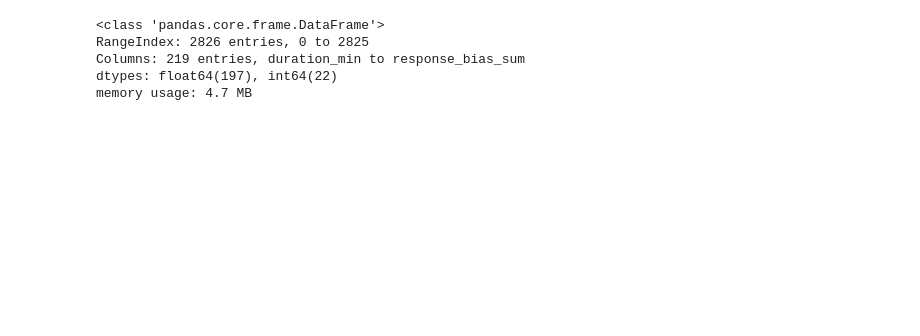
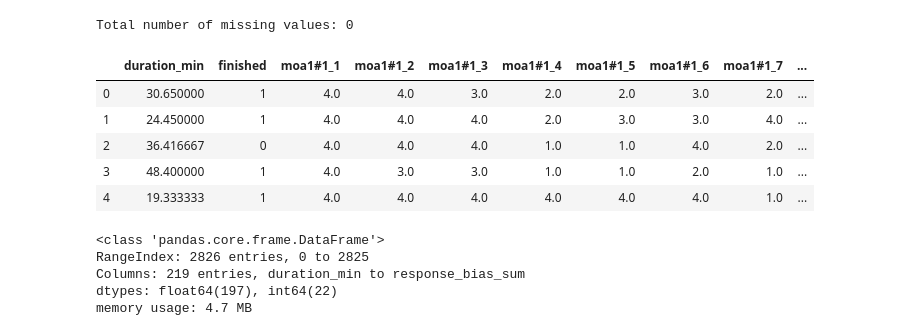
Before and after one commit to anthonybaulo/emerging-adulthood-psych-study, a Jupyter notebook: dev/EAMMI_process.ipynb, the cells around one changed output. Cells and saved outputs as stored; diff of their text form; code cells hidden in the pictures; blank space fills up the shorter version.

```diff
--- a/dev/EAMMI_process.ipynb
+++ b/dev/EAMMI_process.ipynb
@@ -163,6 +199,14 @@ df = total_process(df_raw.copy());
 # %%
-# df.isna().sum()
-# df.head()
+print(f'Total number of missing values: {df.isna().sum().sum()}')
+df.head()
+# %% [output]
+Total number of missing values: 0
+|  | duration_min | finished | moa1#1_1 | moa1#1_2 | moa1#1_3 | moa1#1_4 | moa1#1_5 | moa1#1_6 | moa1#1_7 | ... |
+| 0 | 30.650000 | 1 | 4.0 | 4.0 | 3.0 | 2.0 | 2.0 | 3.0 | 2.0 | ... |
+| 1 | 24.450000 | 1 | 4.0 | 4.0 | 4.0 | 2.0 | 3.0 | 3.0 | 4.0 | ... |
+| 2 | 36.416667 | 0 | 4.0 | 4.0 | 4.0 | 1.0 | 1.0 | 4.0 | 2.0 | ... |
+| 3 | 48.400000 | 1 | 4.0 | 3.0 | 3.0 | 1.0 | 1.0 | 2.0 | 1.0 | ... |
+| 4 | 19.333333 | 1 | 4.0 | 4.0 | 4.0 | 4.0 | 4.0 | 4.0 | 1.0 | ... |
 # %%
 df.info()
 # %% [output]
```
Also changed, not shown: parts of 8 cells of this notebook, 1 other file.
